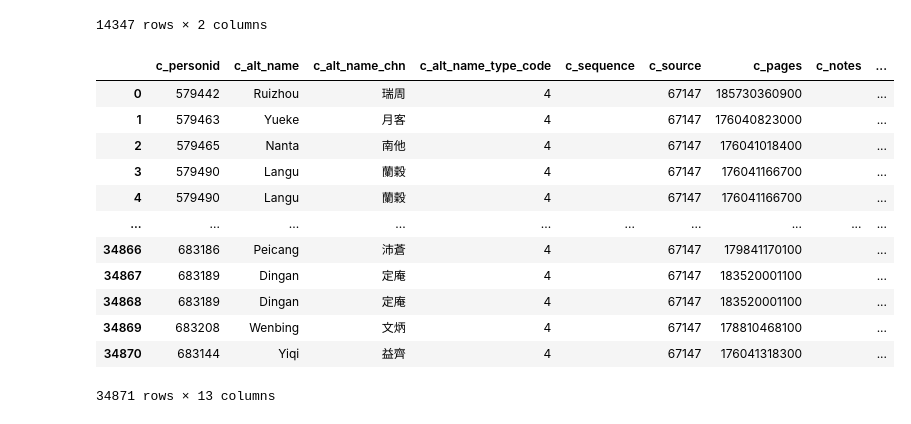
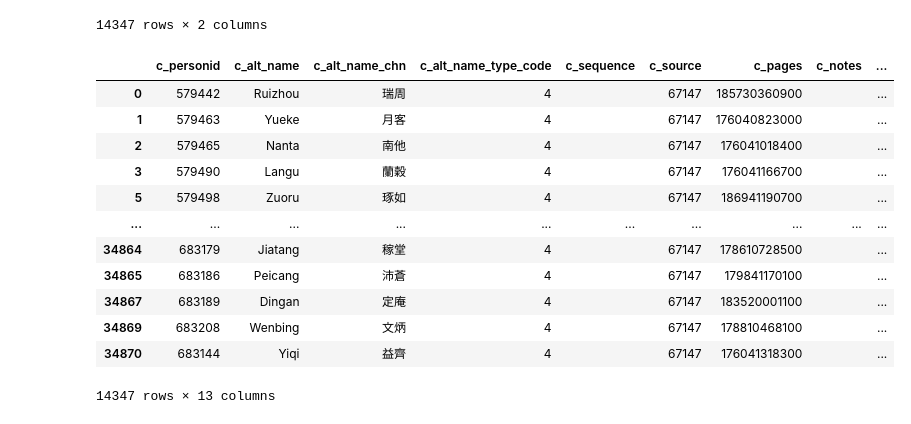
Before and after one commit to cbdb-project/Jinshenlu-20240725-Han-persons-not-in-CBDB_Hongsu, a Jupyter notebook: 7 Create CBDB data/create-cbdb-data.ipynb, the cells around one changed output. Saved outputs shown, nothing was run; the diff lists cells and outputs as text; code cells hidden in the pictures.

Commit message:
remove altname data duplicates

```diff
--- a/7 Create CBDB data/create-cbdb-data.ipynb
+++ b/7 Create CBDB data/create-cbdb-data.ipynb
@@ -745,39 +745,40 @@ zihao_pinyin
 # %%
 # create altname_data with columns: c_personid	c_alt_name	c_alt_name_chn	c_alt_name_type_code	c_sequence	c_source	c_pages	c_notes	c_created_by	c_created_date	c_modified_by	c_modified_date
 
 altname_data_columns = ["c_personid", "c_alt_name", "c_alt_name_chn", "c_alt_name_type_code", "c_sequence", "c_source", "c_pages", "c_notes", "c_created_by", "c_created_date", "c_modified_by", "c_modified_date"]
 altname_data = pd.DataFrame(columns=altname_data_columns)
 altname_data["c_personid"] = df_altname["c_personid"]
 altname_data["c_alt_name_chn"] = df_altname["zihao"]
 altname_data["c_alt_name_type_code"] = "4"
 altname_data["sequnce"] = "1"
 altname_data["c_source"] = "67147"
 altname_data["c_pages"] = df_altname["jinshenlu_id"]
 altname_data["c_created_by"] = "load"
 altname_data["c_created_date"] = "20240816"
 altname_data = altname_data.merge(
     zihao_pinyin,
     left_on="c_alt_name_chn",
     right_on="zihao",
     how="left"
 )
 altname_data["c_alt_name"] = altname_data["pinyin"]
 altname_data = altname_data.drop(columns=["zihao", "pinyin"])
+altname_data = altname_data.drop_duplicates(subset=["c_personid", "c_alt_name_chn"])
 altname_data = altname_data.fillna("")
 altname_data
 # %% [output]
 |  | c_personid | c_alt_name | c_alt_name_chn | c_alt_name_type_code | c_sequence | c_source | c_pages | c_notes | ... |
 | 0 | 579442 | Ruizhou | 瑞周 | 4 |  | 67147 | 185730360900 |  | ... |
 | 1 | 579463 | Yueke | 月客 | 4 |  | 67147 | 176040823000 |  | ... |
 | 2 | 579465 | Nanta | 南他 | 4 |  | 67147 | 176041018400 |  | ... |
 | 3 | 579490 | Langu | 蘭穀 | 4 |  | 67147 | 176041166700 |  | ... |
-| 4 | 579490 | Langu | 蘭穀 | 4 |  | 67147 | 176041166700 |  | ... |
+| 5 | 579498 | Zuoru | 琢如 | 4 |  | 67147 | 186941190700 |  | ... |
 | ... | ... | ... | ... | ... | ... | ... | ... | ... | ... |
-| 34866 | 683186 | Peicang | 沛蒼 | 4 |  | 67147 | 179841170100 |  | ... |
+| 34864 | 683179 | Jiatang | 稼堂 | 4 |  | 67147 | 178610728500 |  | ... |
+| 34865 | 683186 | Peicang | 沛蒼 | 4 |  | 67147 | 179841170100 |  | ... |
 | 34867 | 683189 | Dingan | 定庵 | 4 |  | 67147 | 183520001100 |  | ... |
-| 34868 | 683189 | Dingan | 定庵 | 4 |  | 67147 | 183520001100 |  | ... |
 | 34869 | 683208 | Wenbing | 文炳 | 4 |  | 67147 | 178810468100 |  | ... |
 | 34870 | 683144 | Yiqi | 益齊 | 4 |  | 67147 | 176041318300 |  | ... |
-34871 rows × 13 columns
+14347 rows × 13 columns
 # %%
 altname_data.to_csv(OUTPUT_CBDB_ALTNAME_DATA, index=False)
```
